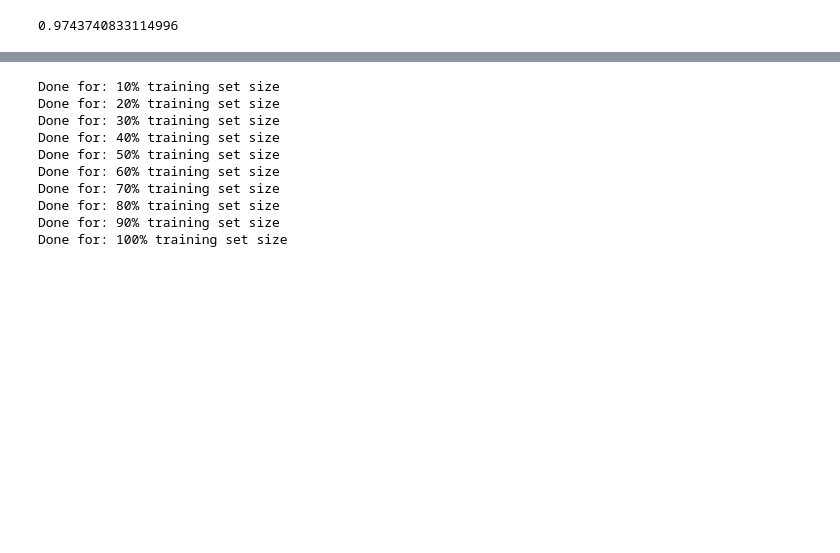
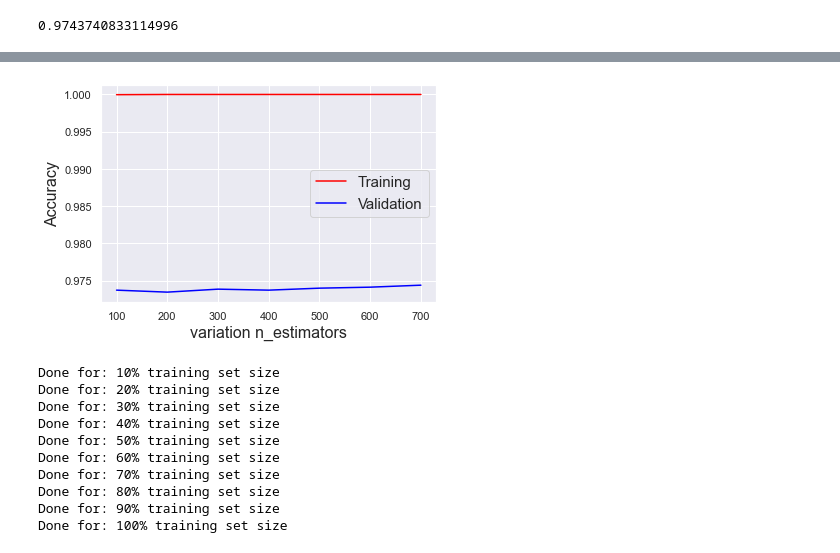
Before and after one commit to nico0407/Machine-Learning-and-Neural-Networks-for-HEP, a Jupyter notebook: code/model_comparisons.ipynb, the cells around one changed output, grey strips where cells are left out. Cells and saved outputs as stored; diff of their text form; code cells hidden in the pictures; blank space fills up the shorter version.

```diff
--- a/code/model_comparisons.ipynb
+++ b/code/model_comparisons.ipynb
@@ -1613,3 +1688,23 @@ from sklearn.metrics import roc_auc_score
 roc_auc_score(y, y_predRFC)
 # %% [output]
 0.9743740833114996
+# %%
+val_acc=[]
+val_f1=[]
+train_acc=[]
+train_f1=[]
+val_range=(100,800,100)
+for i in range(val_range[0],val_range[1],val_range[2]):
+    print("done for: ", i)
+    RFC=RandomForestClassifier(n_estimators=i,criterion='entropy',random_state=0)
+    RFC.fit(x_train,y_train)
+    pred_train = RFC.predict(x_train)
+    pred_val = RFC.predict(x_val)
+    acc_train=accuracy_score(y_train,pred_train)
+    f1_train = f1_score(y_train,pred_train,average='micro')
+    acc_val=accuracy_score(y_val,pred_val)
+    f1_val = f1_score(y_val,pred_val,average='micro')
+    train_acc.append(acc_train)
+    train_f1.append(f1_train)
+    val_acc.append(acc_val)
+    val_f1.append(f1_val)
@@ -1616,3 +1719,14 @@ roc_auc_score(y, y_predRFC)
+# %%
+plt.plot(range(val_range[0],val_range[1],val_range[2]),train_acc,c='red')
+plt.plot(range(val_range[0],val_range[1],val_range[2]),val_acc,c='blue')
+plt.legend(["Training","Validation"],fontsize=15)
+plt.grid(True)
+plt.xlabel("variation n_estimators", fontsize=16)
+plt.ylabel("Accuracy",fontsize=16)
+#plt.ylim(0.96,0.985)
+plt.show()
+# %% [output]
+[figure, added]
 # %%
 val_acc_train_size=[]
 val_f1_train_size=[]
```
Also changed, not shown: parts of 34 cells of this notebook.
